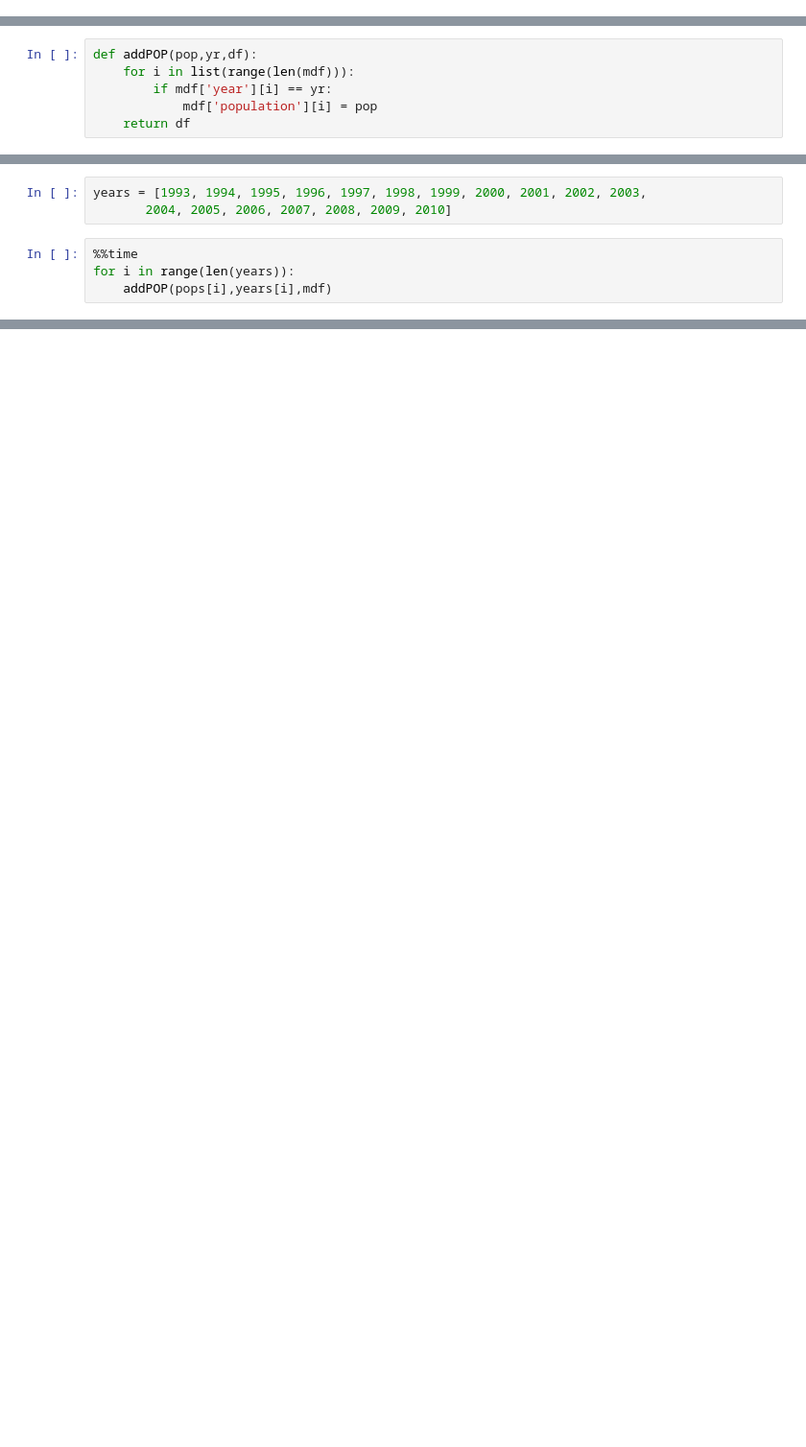
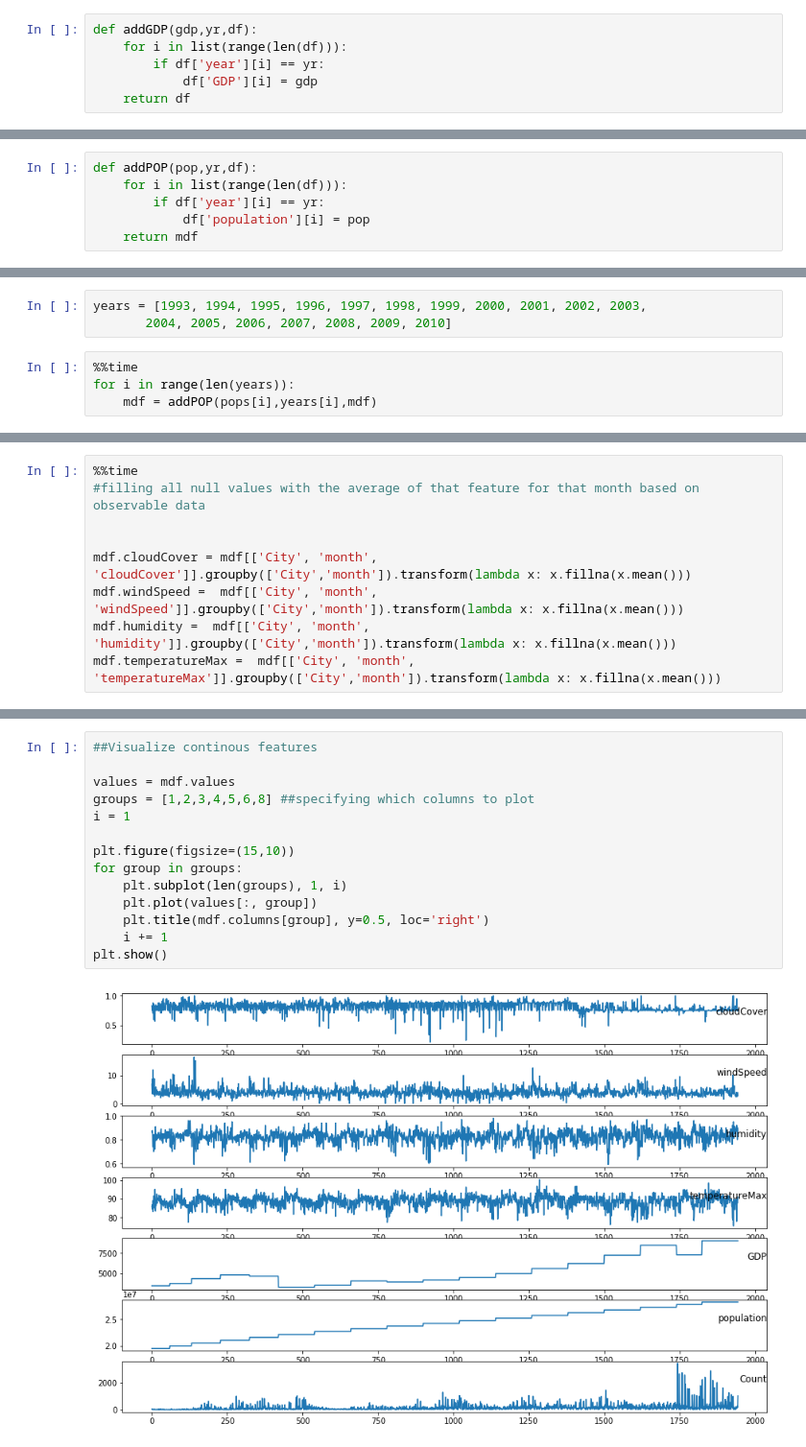
Before and after one commit to FHyder/CapstoneProject, a Jupyter notebook: Untitled.ipynb, the cells around one changed output, grey strips where cells are left out. Shown: that part at 96% size. Saved outputs shown, nothing was run; the diff lists cells and outputs as text; blank space fills up the shorter version.

```diff
--- a/Untitled.ipynb
+++ b/Untitled.ipynb
@@ -1297,0 +364,6 @@ mdf
+# %%
+def addGDP(gdp,yr,df):
+    for i in list(range(len(df))):
+        if df['year'][i] == yr:
+            df['GDP'][i] = gdp
+    return df
@@ -1304,9 +397,9 @@ len(pop)
 # %%
 def addPOP(pop,yr,df):
-    for i in list(range(len(mdf))):
-        if mdf['year'][i] == yr:
-            mdf['population'][i] = pop
-    return df
+    for i in list(range(len(df))):
+        if df['year'][i] == yr:
+            df['population'][i] = pop
+    return mdf
 # %%
 population = [0] * 1944
 mdf['population'] = population
@@ -1325,4 +411,4 @@ years = [1993, 1994, 1995, 1996, 1997, 1998, 1999, 2000, 2001, 2002, 2003,
 # %%
 %%time
 for i in range(len(years)):
-    addPOP(pops[i],years[i],mdf)
+    mdf = addPOP(pops[i],years[i],mdf)
@@ -1356,0 +419,9 @@ mdf
+# %%
+%%time
+#filling all null values with the average of that feature for that month based on observable data
+
+
+mdf.cloudCover = mdf[['City', 'month', 'cloudCover']].groupby(['City','month']).transform(lambda x: x.fillna(x.mean()))
+mdf.windSpeed =  mdf[['City', 'month', 'windSpeed']].groupby(['City','month']).transform(lambda x: x.fillna(x.mean()))
+mdf.humidity =  mdf[['City', 'month', 'humidity']].groupby(['City','month']).transform(lambda x: x.fillna(x.mean()))
+mdf.temperatureMax =  mdf[['City', 'month', 'temperatureMax']].groupby(['City','month']).transform(lambda x: x.fillna(x.mean()))
@@ -1356,0 +476,16 @@ mdf
+# %%
+##Visualize continous features
+
+values = mdf.values
+groups = [1,2,3,4,5,6,8] ##specifying which columns to plot
+i = 1
+
+plt.figure(figsize=(15,10))
+for group in groups:
+    plt.subplot(len(groups), 1, i)
+    plt.plot(values[:, group])
+    plt.title(mdf.columns[group], y=0.5, loc='right')
+    i += 1
+plt.show()
+# %% [output]
+[figure, added]
```
Also changed, not shown: parts of 144 cells of this notebook, 2 other files.
